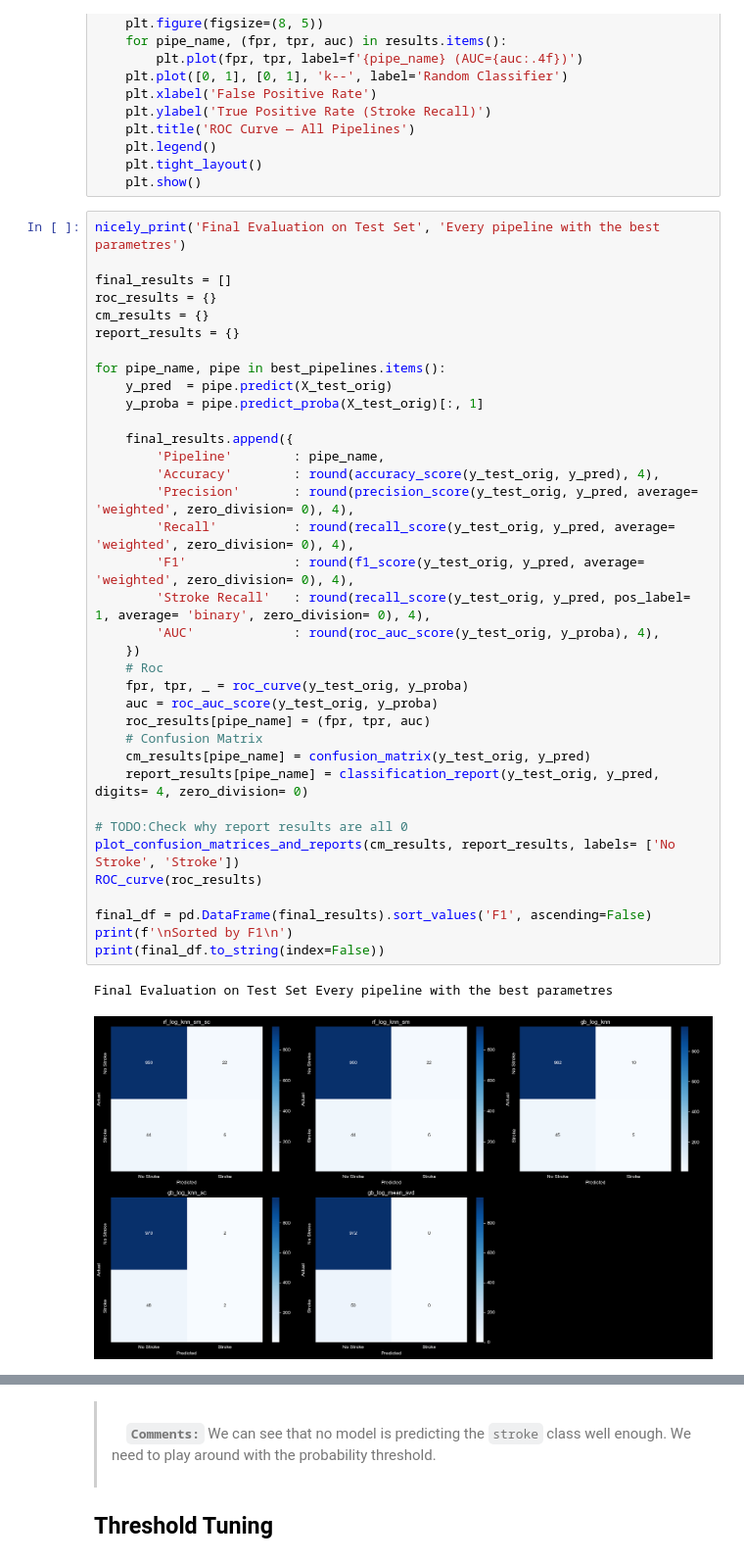
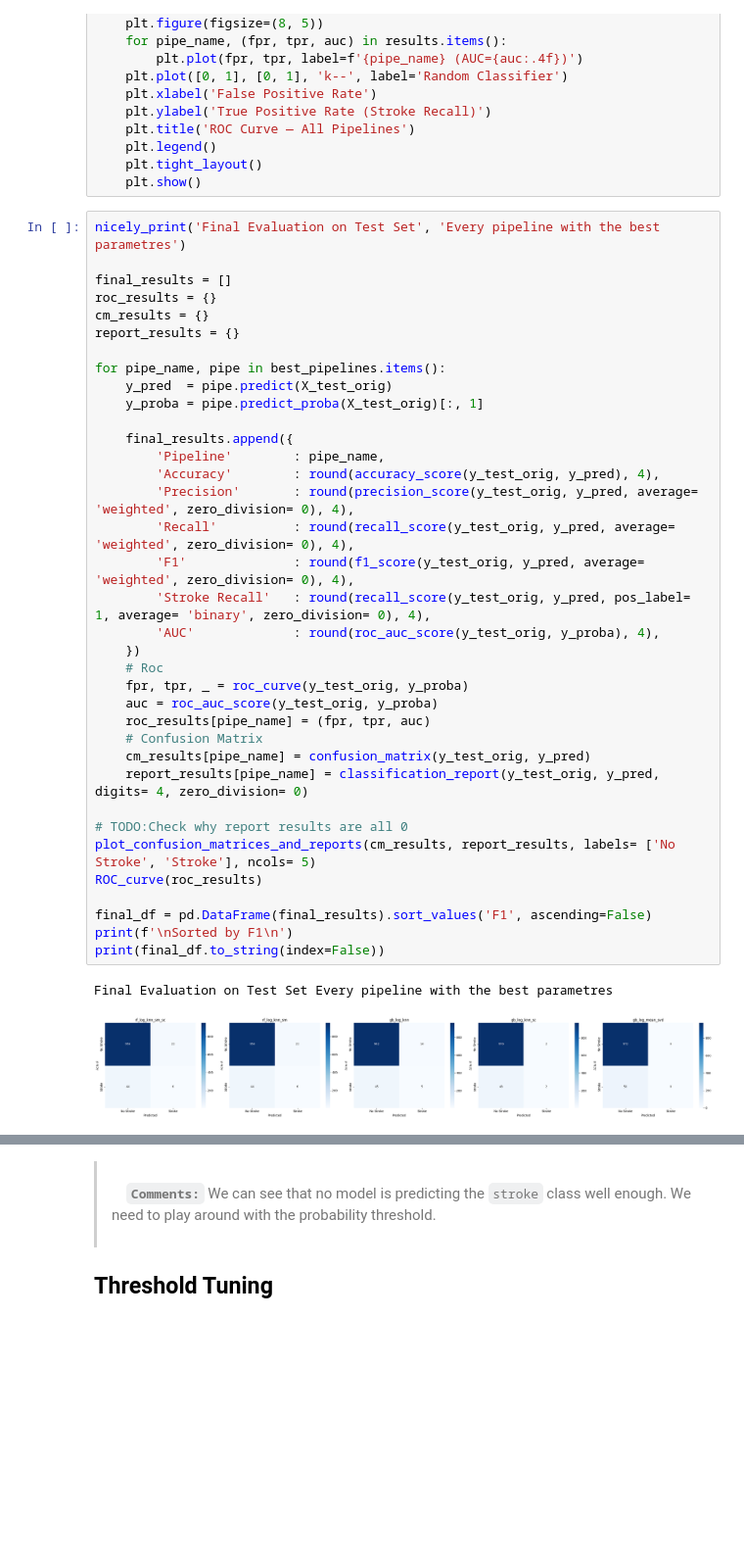
Before and after one commit to stefanosPanteli/EPL448_Team1_StrokePrediction, a Jupyter notebook: project.ipynb, the cells around one changed output, grey strips where cells are left out. Shown at 98% size. Drawn from its saved outputs; the diff is of its cells as text; blank space fills up the shorter version.

```diff
--- a/project.ipynb
+++ b/project.ipynb
@@ -1982,35 +1982,35 @@ report_results = {}
 
 for pipe_name, pipe in best_pipelines.items():
     y_pred  = pipe.predict(X_test_orig)
     y_proba = pipe.predict_proba(X_test_orig)[:, 1]
 
     final_results.append({
         'Pipeline'        : pipe_name,
         'Accuracy'        : round(accuracy_score(y_test_orig, y_pred), 4),
         'Precision'       : round(precision_score(y_test_orig, y_pred, average= 'weighted', zero_division= 0), 4),
         'Recall'          : round(recall_score(y_test_orig, y_pred, average= 'weighted', zero_division= 0), 4),
         'F1'              : round(f1_score(y_test_orig, y_pred, average= 'weighted', zero_division= 0), 4),
         'Stroke Recall'   : round(recall_score(y_test_orig, y_pred, pos_label= 1, average= 'binary', zero_division= 0), 4),
         'AUC'             : round(roc_auc_score(y_test_orig, y_proba), 4),
     })
     # Roc
     fpr, tpr, _ = roc_curve(y_test_orig, y_proba)
     auc = roc_auc_score(y_test_orig, y_proba)
     roc_results[pipe_name] = (fpr, tpr, auc)
     # Confusion Matrix
     cm_results[pipe_name] = confusion_matrix(y_test_orig, y_pred)
     report_results[pipe_name] = classification_report(y_test_orig, y_pred, digits= 4, zero_division= 0)
 
 # TODO:Check why report results are all 0
-plot_confusion_matrices_and_reports(cm_results, report_results, labels= ['No Stroke', 'Stroke'])
+plot_confusion_matrices_and_reports(cm_results, report_results, labels= ['No Stroke', 'Stroke'], ncols= 5)
 ROC_curve(roc_results)
 
 final_df = pd.DataFrame(final_results).sort_values('F1', ascending=False)
 print(f'\nSorted by F1\n')
 print(final_df.to_string(index=False))
 # %% [output]
 Final Evaluation on Test Set Every pipeline with the best parametres
-[figure, old version]
+[figure, new version]
 Classification Reports
 
 ================================================================================
```
Also changed, not shown: parts of 29 cells of this notebook.
